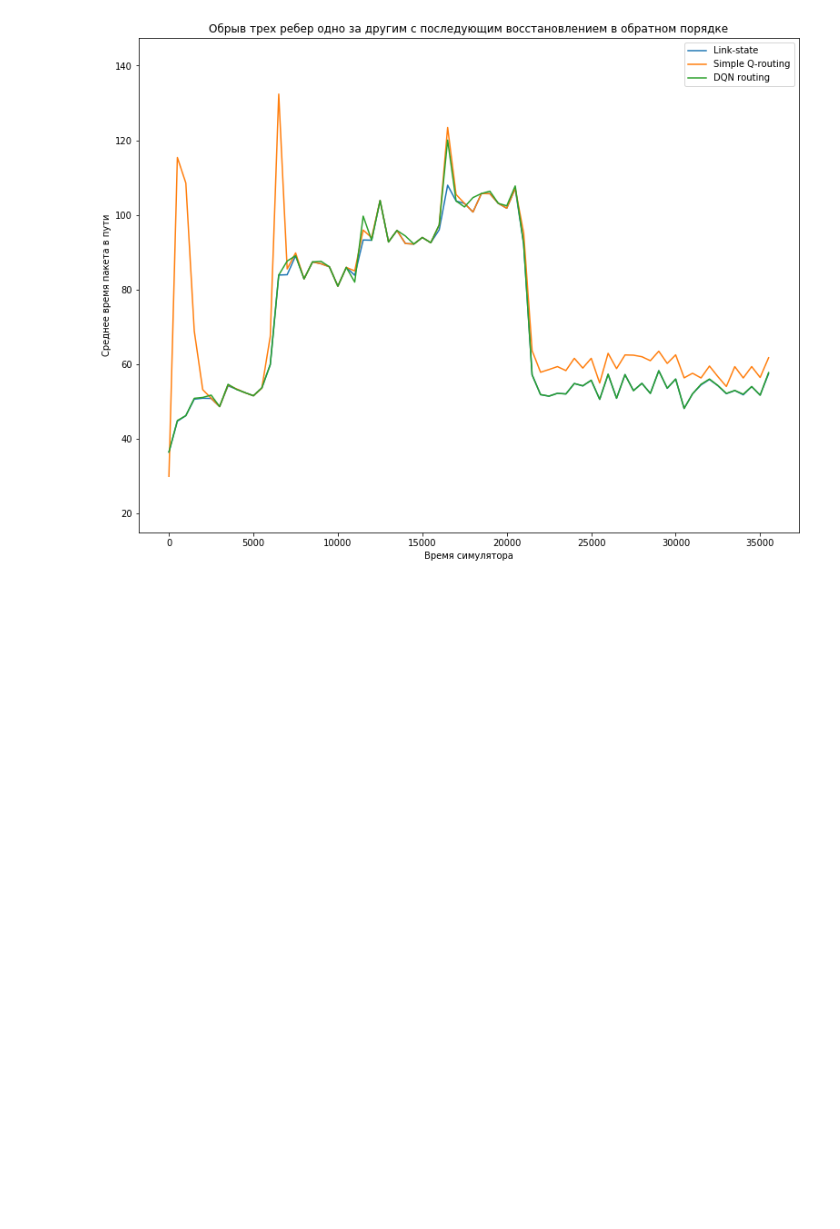
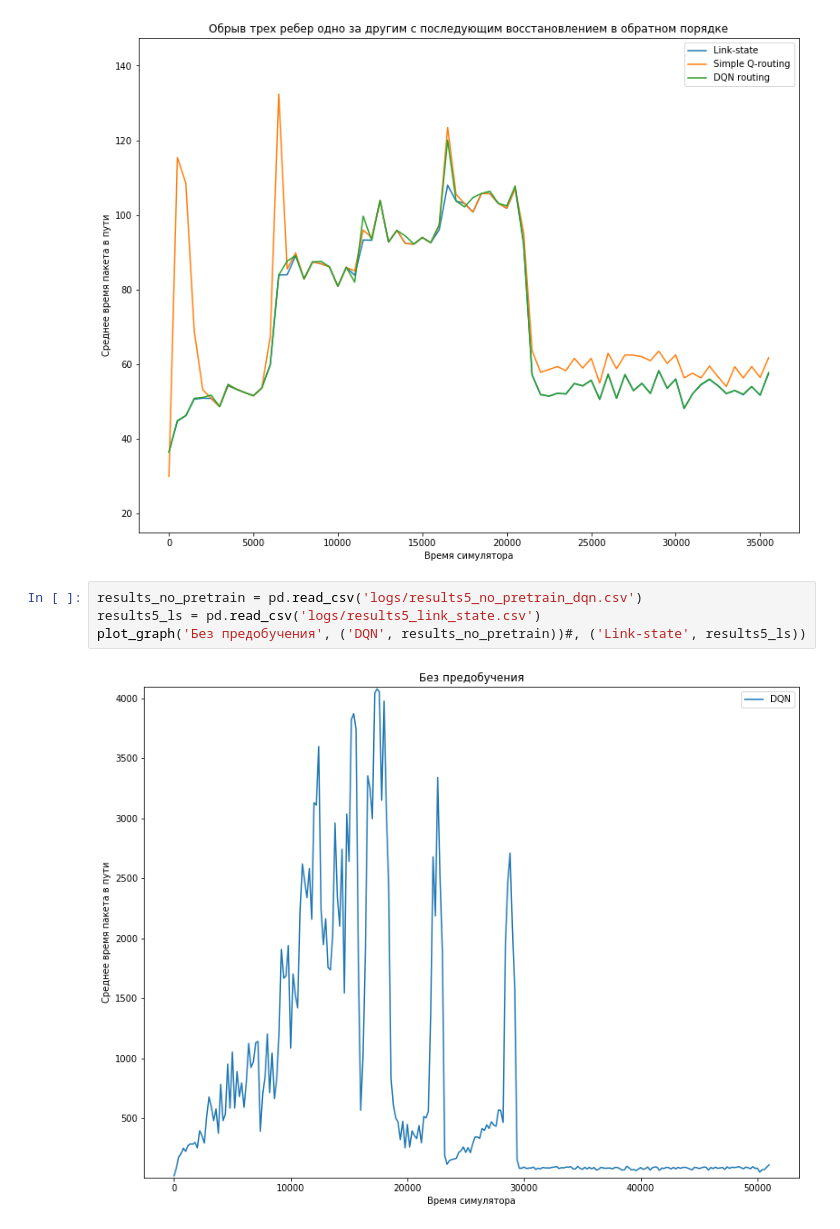
Before and after one commit to flyingleafe/dqnroute, a Jupyter notebook: plot_data.ipynb, the cells around one changed output. Cells and saved outputs as stored; diff of their text form; blank space fills up the shorter version.

```diff
--- a/plot_data.ipynb
+++ b/plot_data.ipynb
@@ -84,3 +86,9 @@ title = 'Обрыв трех ребер одно за другим с после
 plot_graph(title, ('Link-state', results4_ls), ('Simple Q-routing', results4_sq), ('DQN routing', results4_dqn))
 # %% [output]
 [figure]
+# %%
+results_no_pretrain = pd.read_csv('logs/results5_no_pretrain_dqn.csv')
+results5_ls = pd.read_csv('logs/results5_link_state.csv')
+plot_graph('Без предобучения', ('DQN', results_no_pretrain))#, ('Link-state', results5_ls))
+# %% [output]
+[figure, added]
```
Also changed, not shown: parts of 1 cell of this notebook, 3 other files.
